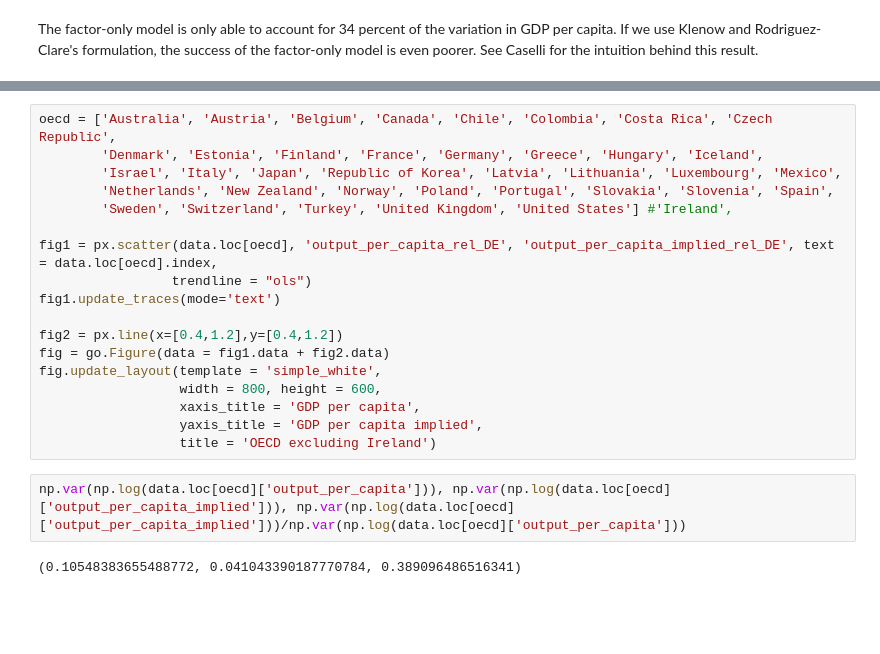
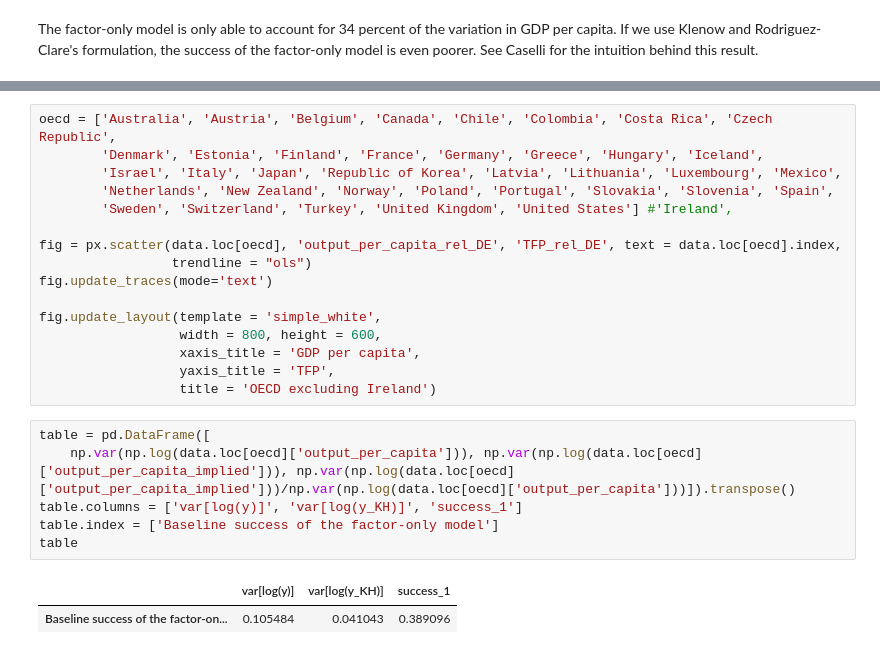
Before and after one commit to karlharmenberg/uiogrowth, a Jupyter notebook: development_accounting.ipynb, the cells around one changed output, grey strips where cells are left out. Cells and saved outputs as stored; diff of their text form; blank space fills up the shorter version.

```diff
--- a/development_accounting.ipynb
+++ b/development_accounting.ipynb
@@ -167,18 +247,21 @@ oecd = ['Australia', 'Austria', 'Belgium', 'Canada', 'Chile', 'Colombia', 'Costa
         'Netherlands', 'New Zealand', 'Norway', 'Poland', 'Portugal', 'Slovakia', 'Slovenia', 'Spain',
         'Sweden', 'Switzerland', 'Turkey', 'United Kingdom', 'United States'] #'Ireland',
 
-fig1 = px.scatter(data.loc[oecd], 'output_per_capita_rel_DE', 'output_per_capita_implied_rel_DE', text = data.loc[oecd].index,
+fig = px.scatter(data.loc[oecd], 'output_per_capita_rel_DE', 'TFP_rel_DE', text = data.loc[oecd].index,
                  trendline = "ols")
-fig1.update_traces(mode='text')
+fig.update_traces(mode='text')
 
-fig2 = px.line(x=[0.4,1.2],y=[0.4,1.2])
-fig = go.Figure(data = fig1.data + fig2.data)
 fig.update_layout(template = 'simple_white',
                   width = 800, height = 600,
                   xaxis_title = 'GDP per capita',
-                  yaxis_title = 'GDP per capita implied',
+                  yaxis_title = 'TFP',
                   title = 'OECD excluding Ireland')
 # %%
-np.var(np.log(data.loc[oecd]['output_per_capita'])), np.var(np.log(data.loc[oecd]['output_per_capita_implied'])), np.var(np.log(data.loc[oecd]['output_per_capita_implied']))/np.var(np.log(data.loc[oecd]['output_per_capita']))
+table = pd.DataFrame([
+    np.var(np.log(data.loc[oecd]['output_per_capita'])), np.var(np.log(data.loc[oecd]['output_per_capita_implied'])), np.var(np.log(data.loc[oecd]['output_per_capita_implied']))/np.var(np.log(data.loc[oecd]['output_per_capita']))]).transpose()
+table.columns = ['var[log(y)]', 'var[log(y_KH)]', 'success_1']
+table.index = ['Baseline success of the factor-only model']
+table
 # %% [output]
-(0.10548383655488772, 0.041043390187770784, 0.389096486516341)
+|  | var[log(y)] | var[log(y_KH)] | success_1 |
+| Baseline success of the factor-on... | 0.105484 | 0.041043 | 0.389096 |
```
Also changed, not shown: parts of 13 cells of this notebook, 1 other file.
